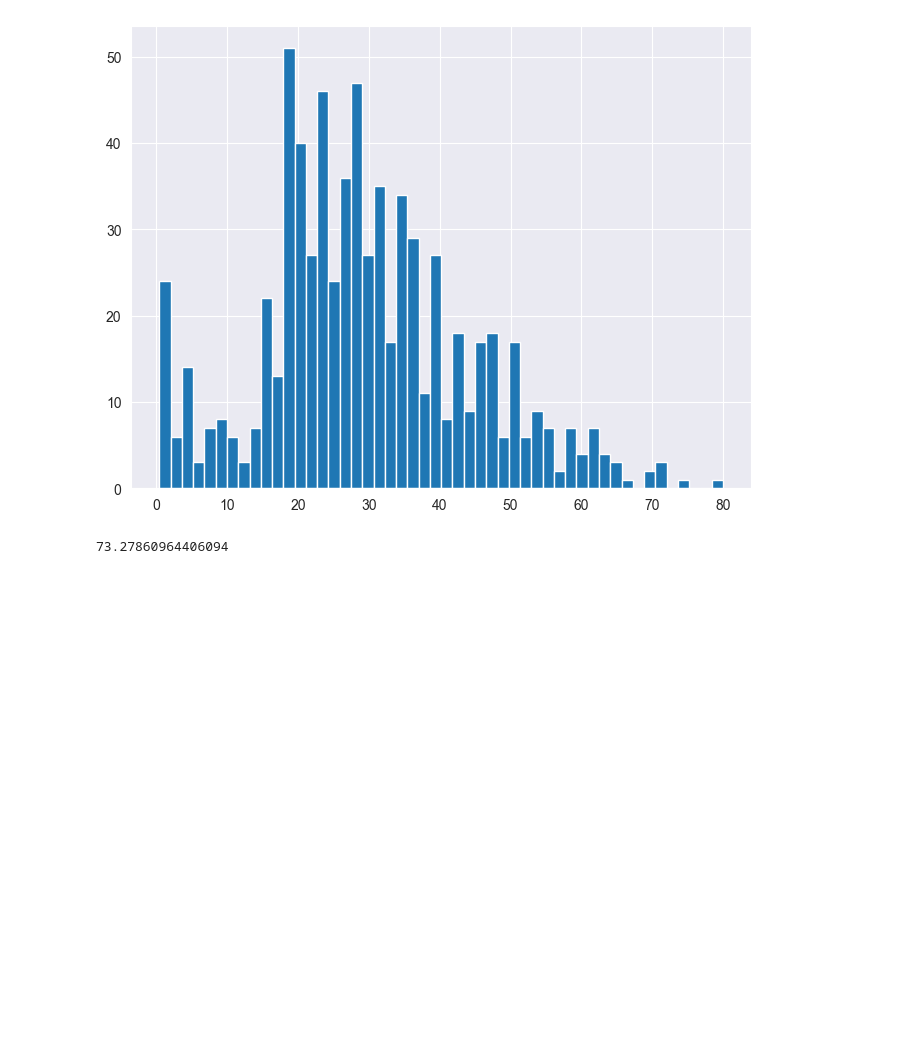
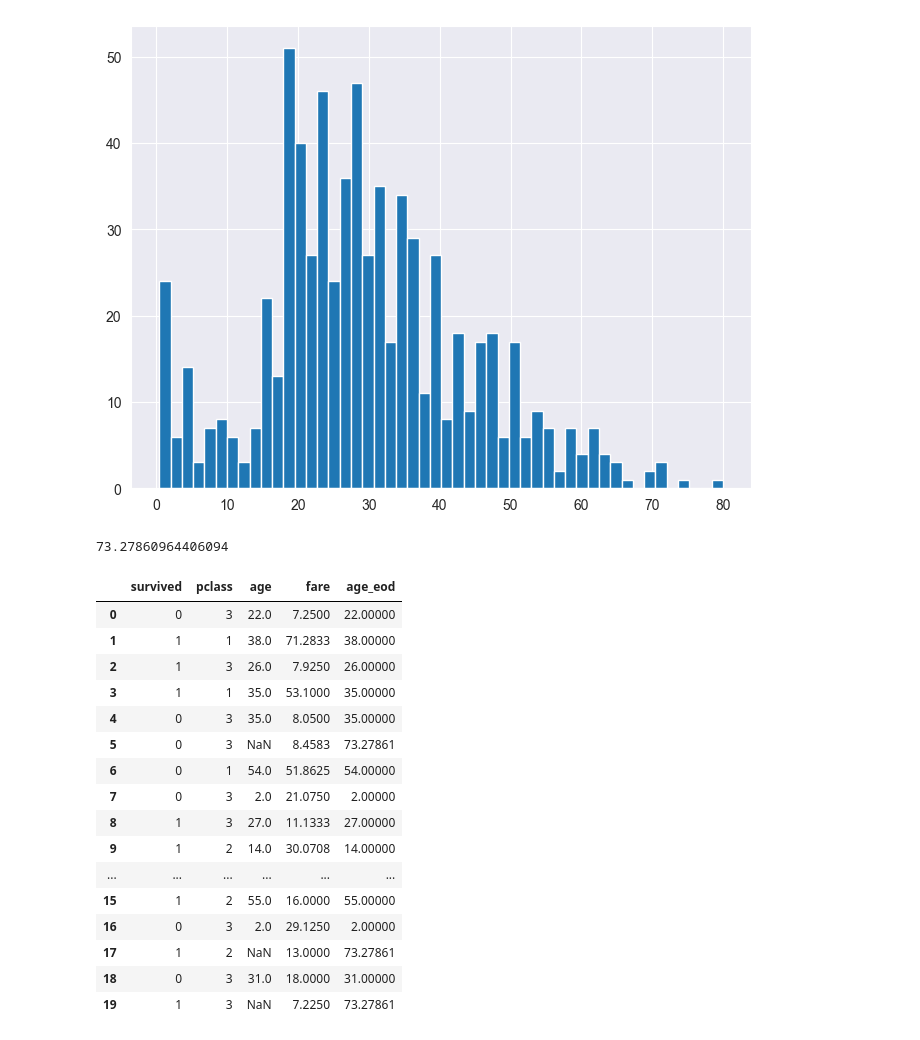
Before and after one commit to KennedyMungai/scikit-learn-intro, a Jupyter notebook: scikit_learn_intro.ipynb, the cells around one changed output. Cells and saved outputs as stored; diff of their text form; code cells hidden in the pictures; blank space fills up the shorter version.

Commit message:
Replaced the null values with an EOD

```diff
--- a/scikit_learn_intro.ipynb
+++ b/scikit_learn_intro.ipynb
@@ -218,3 +218,26 @@ eod_value = titanic_data.age.mean() + 3 * titanic_data.age.std()
 print(eod_value)
 # %% [output]
 73.27860964406094
+# %%
+import numpy as np
+
+titanic_data['age_eod'] = titanic_data.age.fillna(eod_value)
+titanic_data.head(20)
+# %% [output]
+|  | survived | pclass | age | fare | age_eod |
+| 0 | 0 | 3 | 22.0 | 7.2500 | 22.00000 |
+| 1 | 1 | 1 | 38.0 | 71.2833 | 38.00000 |
+| 2 | 1 | 3 | 26.0 | 7.9250 | 26.00000 |
+| 3 | 1 | 1 | 35.0 | 53.1000 | 35.00000 |
+| 4 | 0 | 3 | 35.0 | 8.0500 | 35.00000 |
+| 5 | 0 | 3 | NaN | 8.4583 | 73.27861 |
+| 6 | 0 | 1 | 54.0 | 51.8625 | 54.00000 |
+| 7 | 0 | 3 | 2.0 | 21.0750 | 2.00000 |
+| 8 | 1 | 3 | 27.0 | 11.1333 | 27.00000 |
+| 9 | 1 | 2 | 14.0 | 30.0708 | 14.00000 |
+| ... | ... | ... | ... | ... | ... |
+| 15 | 1 | 2 | 55.0 | 16.0000 | 55.00000 |
+| 16 | 0 | 3 | 2.0 | 29.1250 | 2.00000 |
+| 17 | 1 | 2 | NaN | 13.0000 | 73.27861 |
+| 18 | 0 | 3 | 31.0 | 18.0000 | 31.00000 |
+| 19 | 1 | 3 | NaN | 7.2250 | 73.27861 |
```
